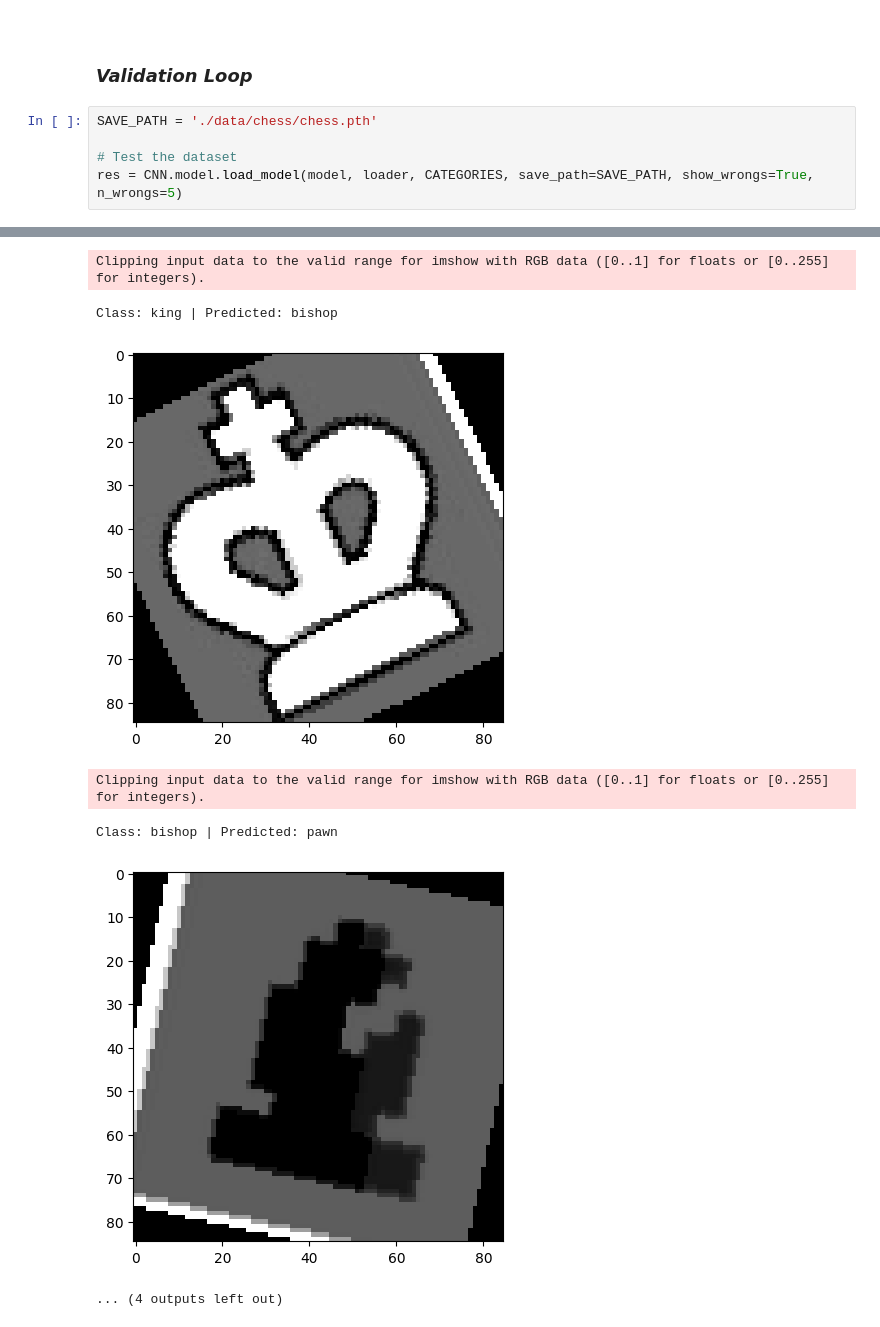
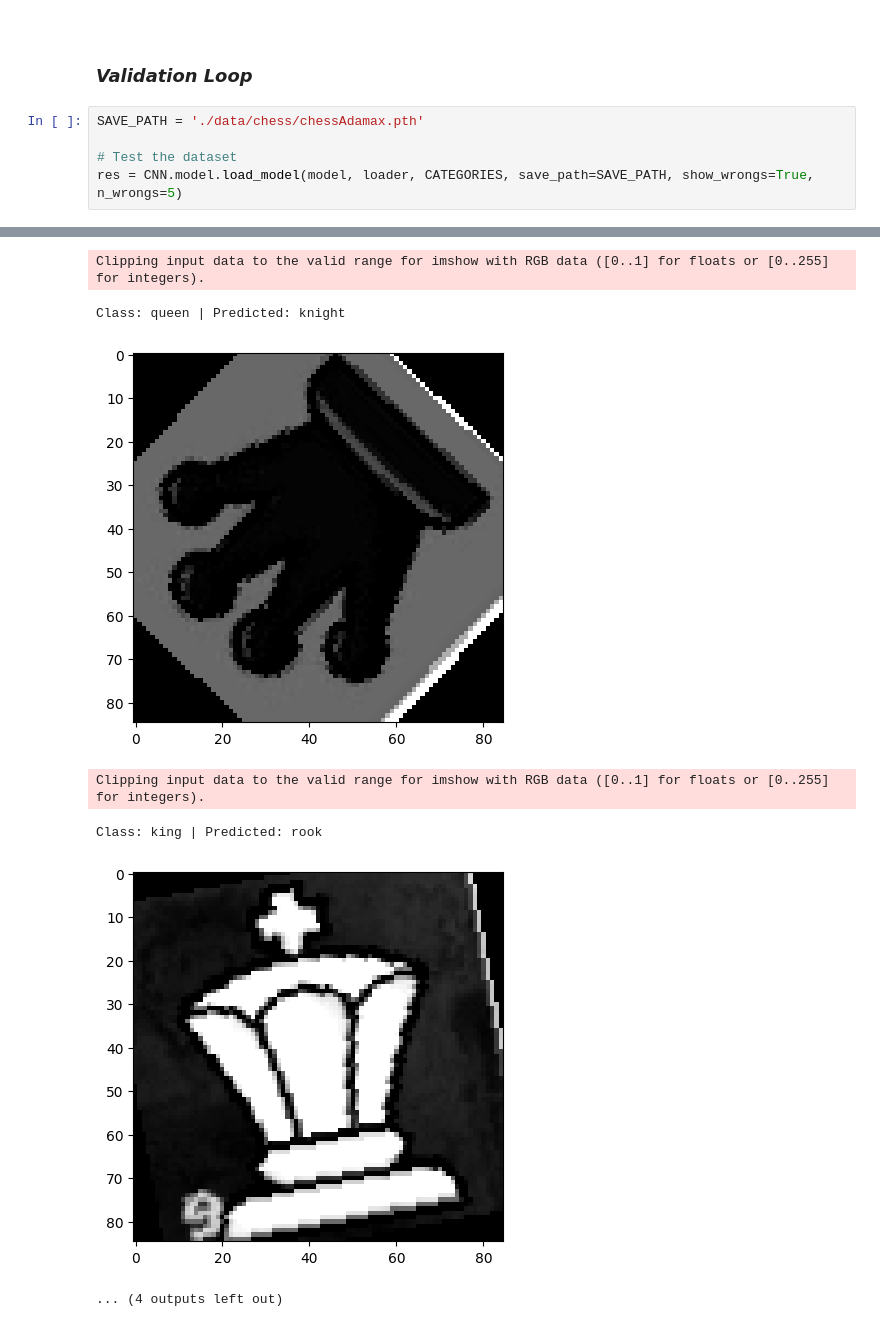
Before and after one commit to QuietXO/Booored, a Jupyter notebook: GIC/ChessPieceValidation.ipynb, the cells around one changed output, grey strips where cells are left out. Drawn from its saved outputs; the diff is of its cells as text.

Commit message:
Adamax model

```diff
--- a/GIC/ChessPieceValidation.ipynb
+++ b/GIC/ChessPieceValidation.ipynb
@@ -71,7 +71,7 @@ Batch size: 64 | Colour size: 1 | Image Size: 85*85 pixels
 
 ### __*Validation Loop*__
 # %%
-SAVE_PATH = './data/chess/chess.pth'
+SAVE_PATH = './data/chess/chessAdamax.pth'
 
 # Test the dataset
 res = CNN.model.load_model(model, loader, CATEGORIES, save_path=SAVE_PATH, show_wrongs=True, n_wrongs=5)
@@ -85,7 +85,7 @@ Class: pawn | Predicted: rook
 Clipping input data to the valid range for imshow with RGB data ([0..1] for floats or [0..255] for integers).
-Class: king | Predicted: bishop
+Class: queen | Predicted: knight
-[figure, old version]
+[figure, new version]
 Clipping input data to the valid range for imshow with RGB data ([0..1] for floats or [0..255] for integers).
-Class: bishop | Predicted: pawn
+Class: king | Predicted: rook
-[figure, old version]
+[figure, new version]
 ... (4 outputs left out)
```
Also changed, not shown: parts of 2 cells of this notebook, 5 other files.
